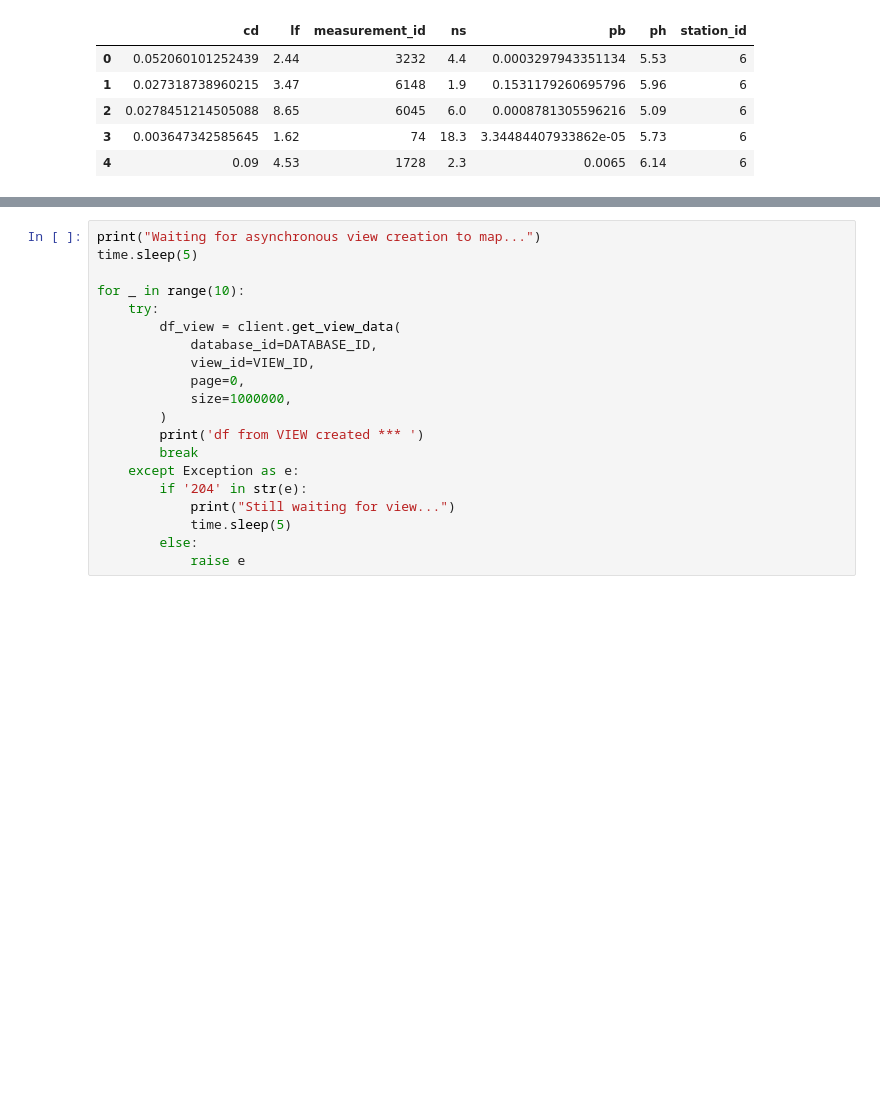
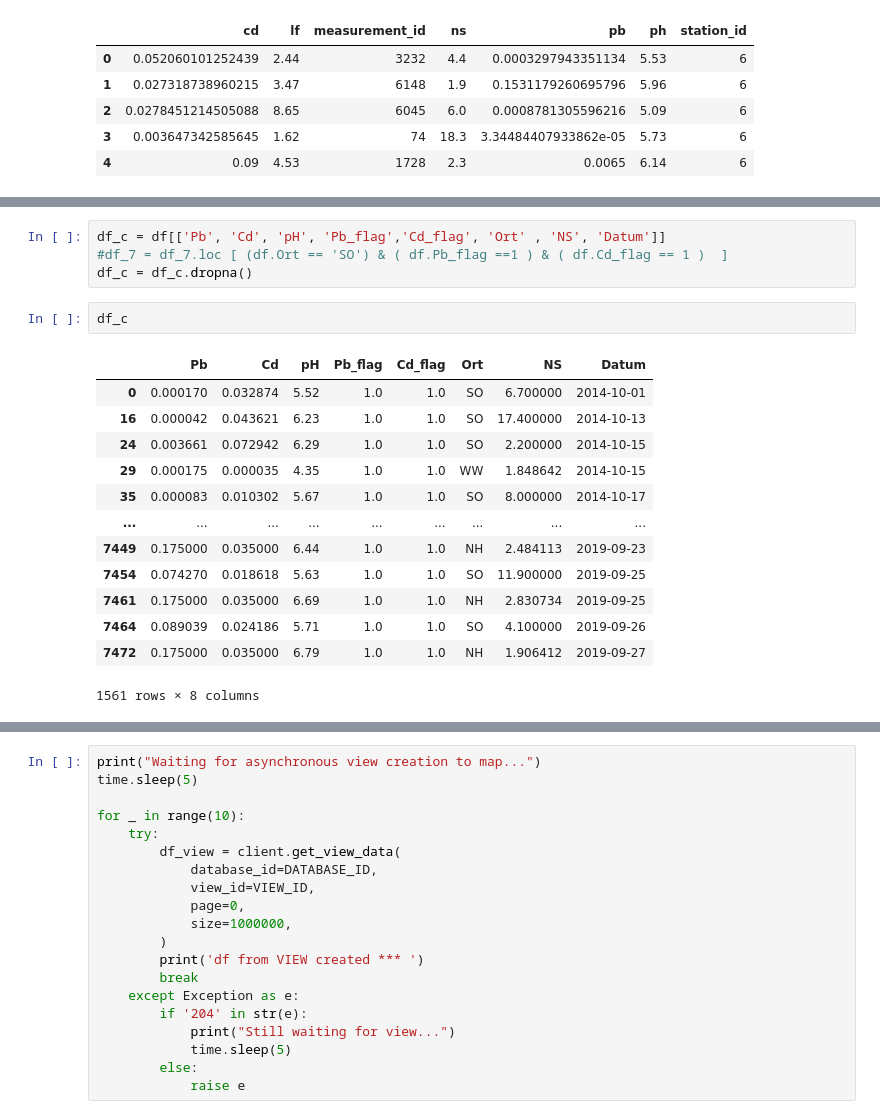
Before and after one commit to fambrogi/DataStewardshipSS2026, a Jupyter notebook: notebooks/T2_5-DBRepoLoadView.ipynb, the cells around one changed output, grey strips where cells are left out. Drawn from its saved outputs; the diff is of its cells as text; blank space fills up the shorter version.

```diff
--- a/notebooks/T2_5-DBRepoLoadView.ipynb
+++ b/notebooks/T2_5-DBRepoLoadView.ipynb
@@ -210,0 +242,20 @@ plt.show()
+# %%
+df_c = df[['Pb', 'Cd', 'pH', 'Pb_flag','Cd_flag', 'Ort' , 'NS', 'Datum']]
+#df_7 = df_7.loc [ (df.Ort == 'SO') & ( df.Pb_flag ==1 ) & ( df.Cd_flag == 1 )  ]
+df_c = df_c.dropna()
+# %%
+df_c
+# %% [output]
+|  | Pb | Cd | pH | Pb_flag | Cd_flag | Ort | NS | Datum |
+| 0 | 0.000170 | 0.032874 | 5.52 | 1.0 | 1.0 | SO | 6.700000 | 2014-10-01 |
+| 16 | 0.000042 | 0.043621 | 6.23 | 1.0 | 1.0 | SO | 17.400000 | 2014-10-13 |
+| 24 | 0.003661 | 0.072942 | 6.29 | 1.0 | 1.0 | SO | 2.200000 | 2014-10-15 |
+| 29 | 0.000175 | 0.000035 | 4.35 | 1.0 | 1.0 | WW | 1.848642 | 2014-10-15 |
+| 35 | 0.000083 | 0.010302 | 5.67 | 1.0 | 1.0 | SO | 8.000000 | 2014-10-17 |
+| ... | ... | ... | ... | ... | ... | ... | ... | ... |
+| 7449 | 0.175000 | 0.035000 | 6.44 | 1.0 | 1.0 | NH | 2.484113 | 2019-09-23 |
+| 7454 | 0.074270 | 0.018618 | 5.63 | 1.0 | 1.0 | SO | 11.900000 | 2019-09-25 |
+| 7461 | 0.175000 | 0.035000 | 6.69 | 1.0 | 1.0 | NH | 2.830734 | 2019-09-25 |
+| 7464 | 0.089039 | 0.024186 | 5.71 | 1.0 | 1.0 | SO | 4.100000 | 2019-09-26 |
+| 7472 | 0.175000 | 0.035000 | 6.79 | 1.0 | 1.0 | NH | 1.906412 | 2019-09-27 |
+1561 rows × 8 columns
```
Also changed, not shown: parts of 13 cells of this notebook.
